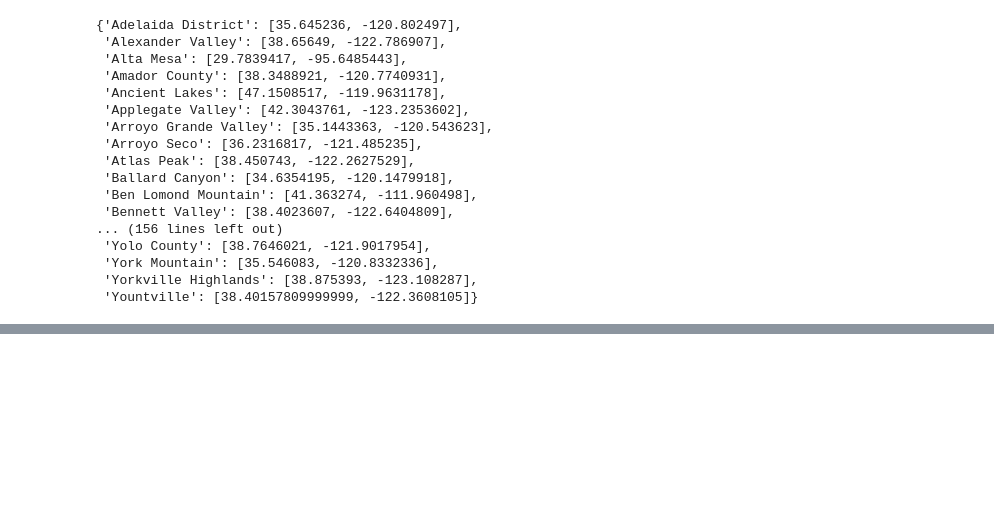
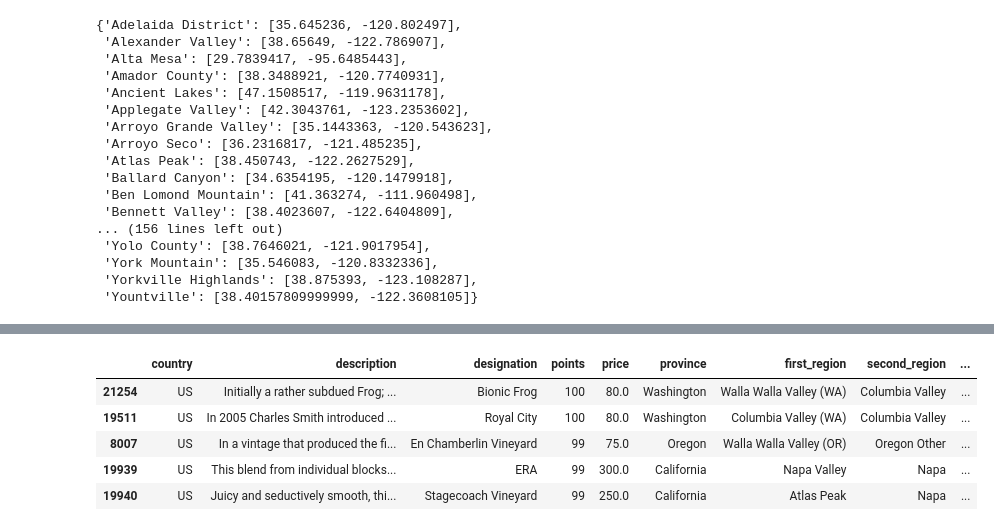
Before and after one commit to christineton/Wine-It-Up, a Jupyter notebook: data/region_to_coords.ipynb, the cells around one changed output, grey strips where cells are left out. Saved outputs shown, nothing was run; the diff lists cells and outputs as text; code cells hidden in the pictures; blank space fills up the shorter version.

Commit message:
sorted csv by points so that map shows top 500

```diff
--- a/data/region_to_coords.ipynb
+++ b/data/region_to_coords.ipynb
@@ -139,6 +139,17 @@ wine_df.head()
 # %%
 wine_df = wine_df.dropna(how='any')
 # %%
-wine_df = wine_df.drop(columns=['Unnamed: 0', 'id'])
+wine_df = wine_df.drop(columns=['id.1', 'id'])
+# %%
+wine_df = wine_df.sort_values(by=['points'], ascending = False)
+# %%
+wine_df.head()
+# %% [output]
+|  | country | description | designation | points | price | province | first_region | second_region | ... |
+| 21254 | US | Initially a rather subdued Frog; ... | Bionic Frog | 100 | 80.0 | Washington | Walla Walla Valley (WA) | Columbia Valley | ... |
+| 19511 | US | In 2005 Charles Smith introduced ... | Royal City | 100 | 80.0 | Washington | Columbia Valley (WA) | Columbia Valley | ... |
+| 8007 | US | In a vintage that produced the fi... | En Chamberlin Vineyard | 99 | 75.0 | Oregon | Walla Walla Valley (OR) | Oregon Other | ... |
+| 19939 | US | This blend from individual blocks... | ERA | 99 | 300.0 | California | Napa Valley | Napa | ... |
+| 19940 | US | Juicy and seductively smooth, thi... | Stagecoach Vineyard | 99 | 250.0 | California | Atlas Peak | Napa | ... |
 # %%
 #save as new csv
```
Also changed, not shown: parts of 3 cells of this notebook, 30 other files.
